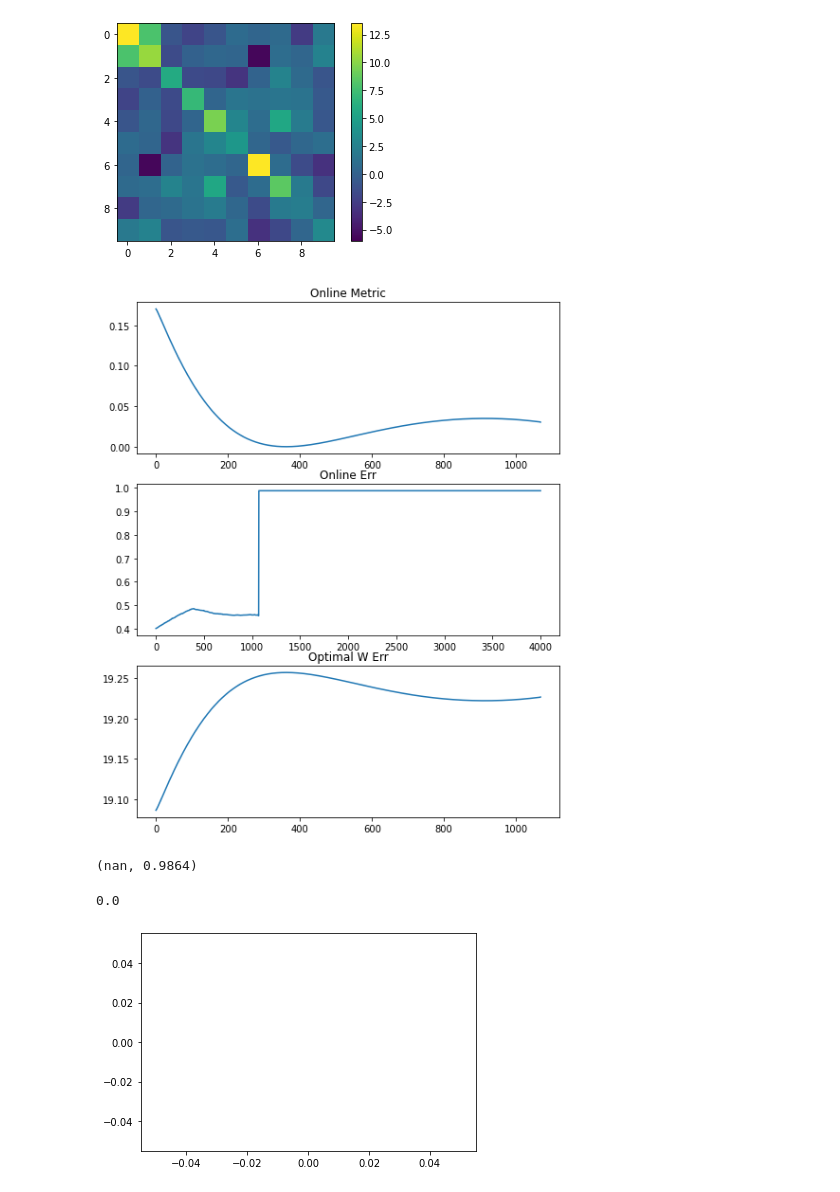
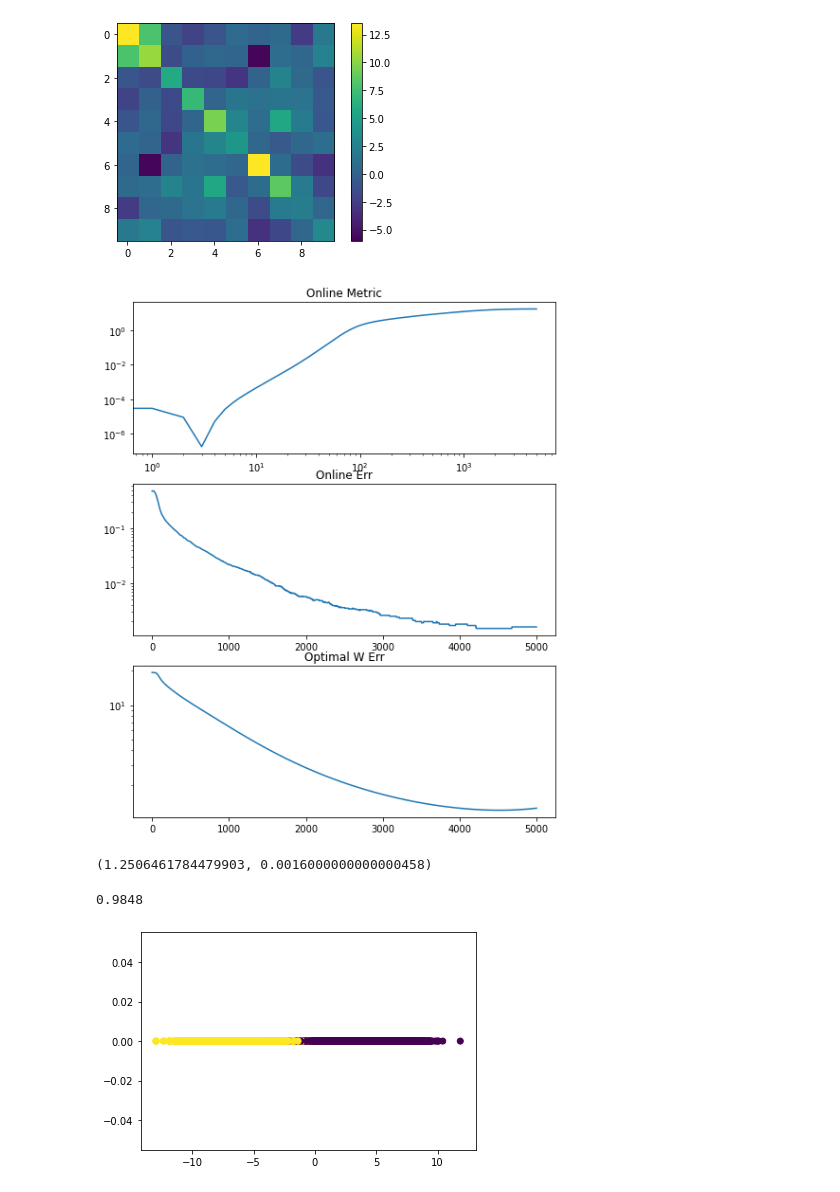
Before and after one commit to flatironinstitute/bio-lda, a Jupyter notebook: LDA.ipynb, the cells around one changed output. Cells and saved outputs as stored; diff of their text form; code cells hidden in the pictures.

Commit message:
Online Learning Rate Working

```diff
--- a/LDA.ipynb
+++ b/LDA.ipynb
@@ -27,7 +27,7 @@ def eta(t):
 def gamma(t):
     return 1e-3
 # %%
-LDA, err, metric, optimal = util.run_offline(X, y, m1, m2, cov, true_LDA_score, eta, gamma, epochs=20000)
+LDA, err, metric, optimal = util.run_offline(X, y, m1, m2, cov, true_LDA_score, eta, gamma, epochs=2000)
 # %%
 # Offline Accuracy
 Y = LDA.w.T.dot(X.T)
@@ -65,6 +65,9 @@ plt.show()
+# %%
+eta = 1e-7
+gamma = 1e-8
 # %%
 np.random.seed(0)
-LDA, err, metric, optimal, s, mu_d = util.run_online(X, y, m1, m2, cov,  true_LDA_score, epochs=4000)
+LDA, err, metric, optimal, s, mu_d = util.run_online(X, y, m1, m2, cov,  true_LDA_score, eta, gamma, epochs=5000)
 # %%
 s = []
 for count, x in enumerate(X):
@@ -83,27 +86,27 @@ plt.show()
 # %%
 fig, axs = plt.subplots(3,1, figsize=(8,10))
 
-axs[0].plot(metric)
+axs[0].loglog(metric)
 axs[0].set_title("Online Metric") # Value of W
-axs[1].plot(err)
+axs[1].semilogy(err)
 axs[1].set_title("Online Err") # Accuracy
-axs[2].plot(optimal)
+axs[2].semilogy(optimal)
 axs[2].set_title("Optimal W Err") # Err of W from Optimal W
 plt.show()
 # %% [output]
-[figure, old version]
+[figure, new version]
 # %%
 optimal[-1], err[-1]
 # %% [output]
-(nan, 0.9864)
+(1.2506461784479903, 0.0016000000000000458)
 # %%
 # Online Accuracy
 Y = LDA.w.T.dot(X.T)
 max((np.sum(Y[y == 1] > 1/2 * LDA.w.T@(m1+m2)) + np.sum(Y[y == 0] < 1/2 * LDA.w.T@(m1+m2))), (np.sum(Y[y == 0] > 1/2 * LDA.w.T@(m1+m2)) + np.sum(Y[y == 1] < 1/2 * LDA.w.T@(m1+m2))) )/X.shape[0]
 # %% [output]
-0.0
+0.9848
 # %%
 plt.scatter(Y,np.zeros(Y.shape), c = y)
 plt.show()
 # %% [output]
-[figure, old version]
+[figure, new version]
```
Also changed, not shown: parts of 4 cells of this notebook, 2 other files.
